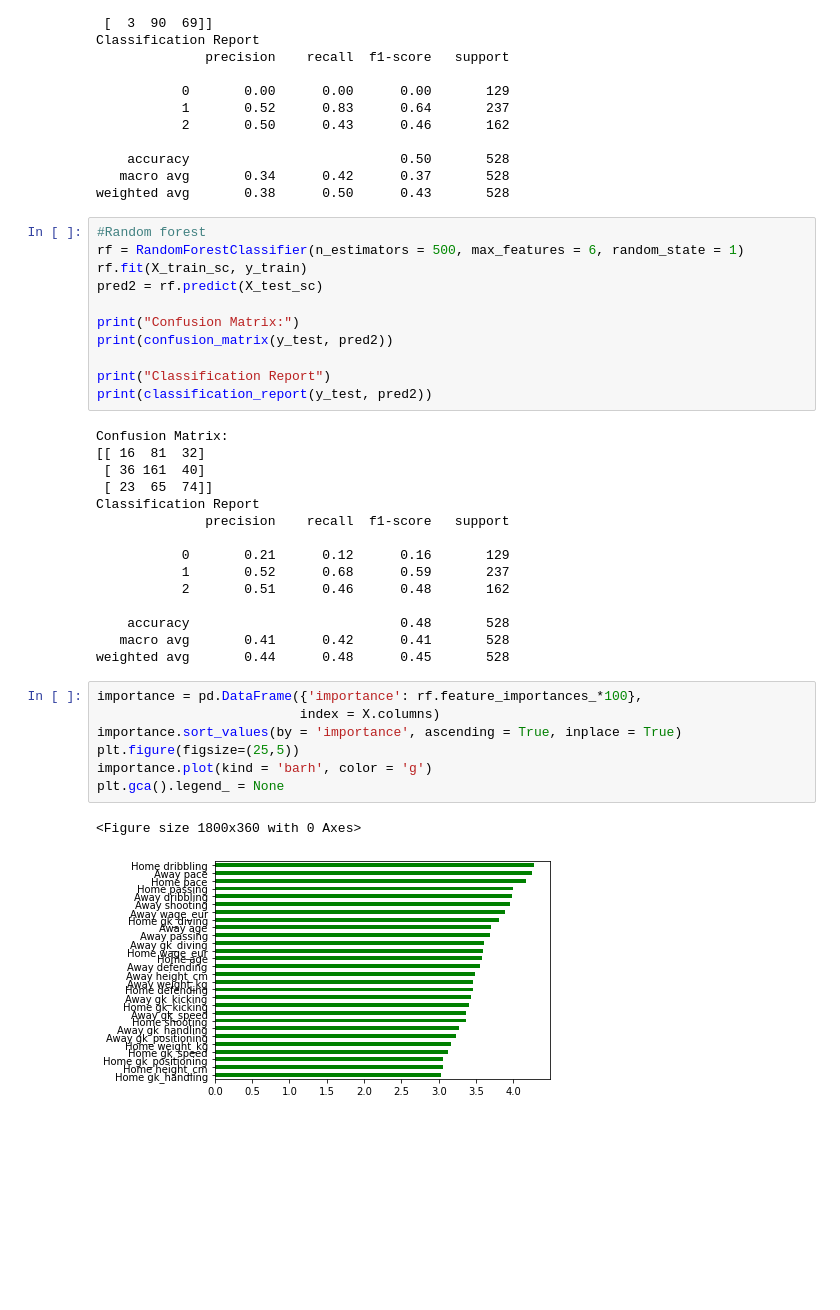
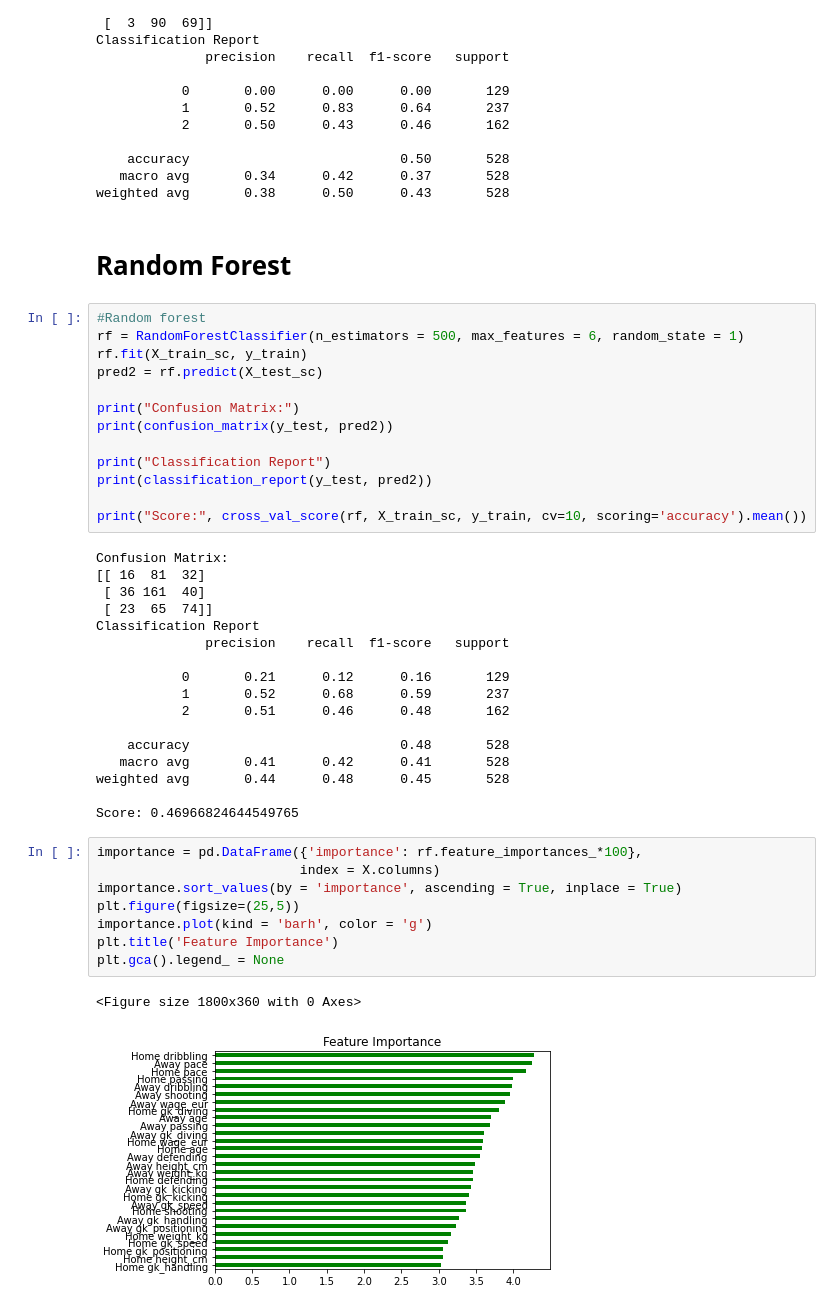
Before and after one commit to SylviaLe/FIFA-ML, a Jupyter notebook: Model/Tree_Result_All.ipynb, the cells around one changed output. Cells and saved outputs as stored; diff of their text form; blank space fills up the shorter version.

```diff
--- a/Model/Tree_Result_All.ipynb
+++ b/Model/Tree_Result_All.ipynb
@@ -194,6 +181,8 @@ Classification Report
     accuracy                           0.50       528
    macro avg       0.34      0.42      0.37       528
 weighted avg       0.38      0.50      0.43       528
+# %% [markdown]
+# Random Forest
 # %%
 #Random forest
 rf = RandomForestClassifier(n_estimators = 500, max_features = 6, random_state = 1)
@@ -205,6 +194,8 @@ print(confusion_matrix(y_test, pred2))
 
 print("Classification Report")
 print(classification_report(y_test, pred2))
+
+print("Score:", cross_val_score(rf, X_train_sc, y_train, cv=10, scoring='accuracy').mean())
 # %% [output]
 Confusion Matrix:
 [[ 16  81  32]
@@ -220,13 +211,16 @@ Classification Report
     accuracy                           0.48       528
    macro avg       0.41      0.42      0.41       528
 weighted avg       0.44      0.48      0.45       528
+
+Score: 0.46966824644549765
 # %%
 importance = pd.DataFrame({'importance': rf.feature_importances_*100},
                           index = X.columns)
 importance.sort_values(by = 'importance', ascending = True, inplace = True)
 plt.figure(figsize=(25,5))
 importance.plot(kind = 'barh', color = 'g')
+plt.title('Feature Importance')
 plt.gca().legend_ = None
 # %% [output]
 <Figure size 1800x360 with 0 Axes>
-[figure, old version]
+[figure, new version]
```
Also changed, not shown: parts of 7 cells of this notebook, 17 other files.
